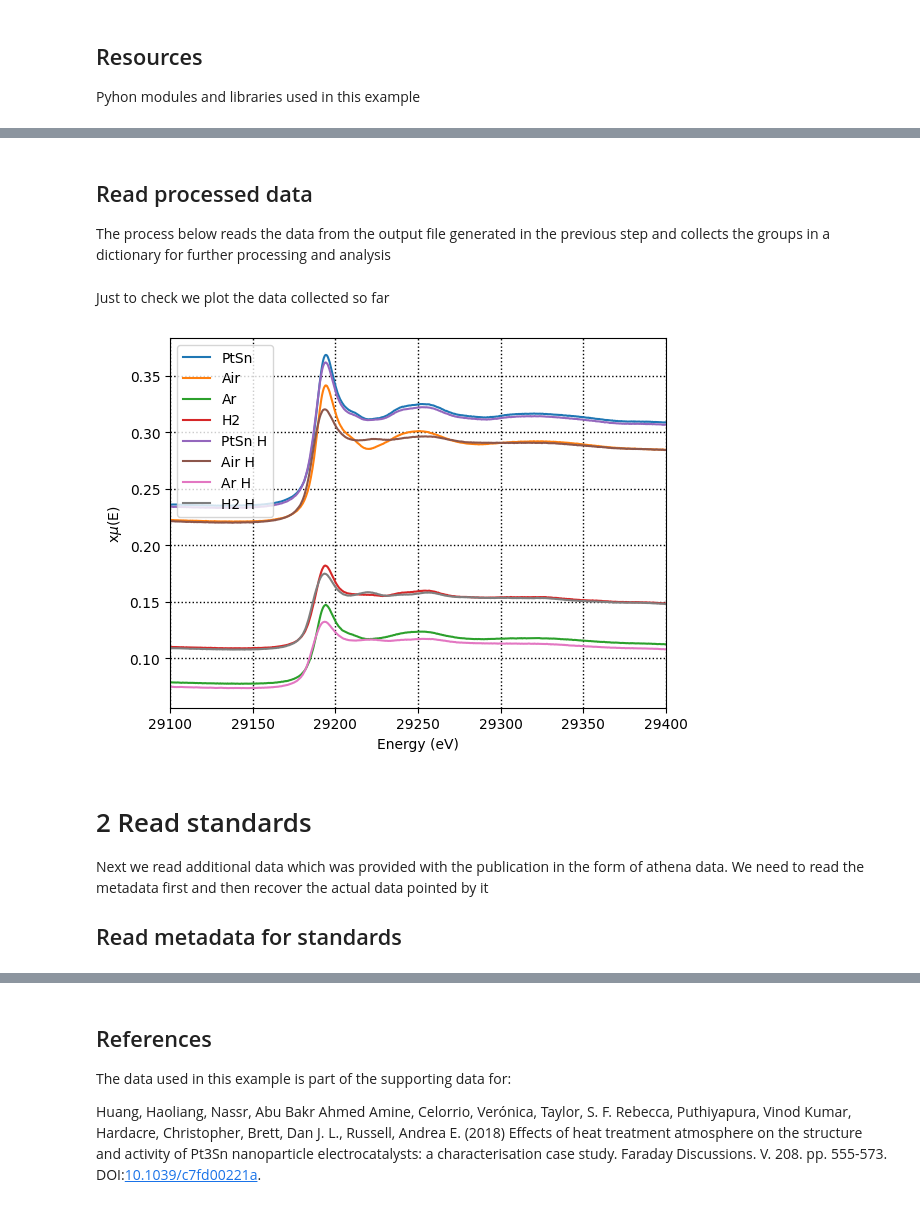
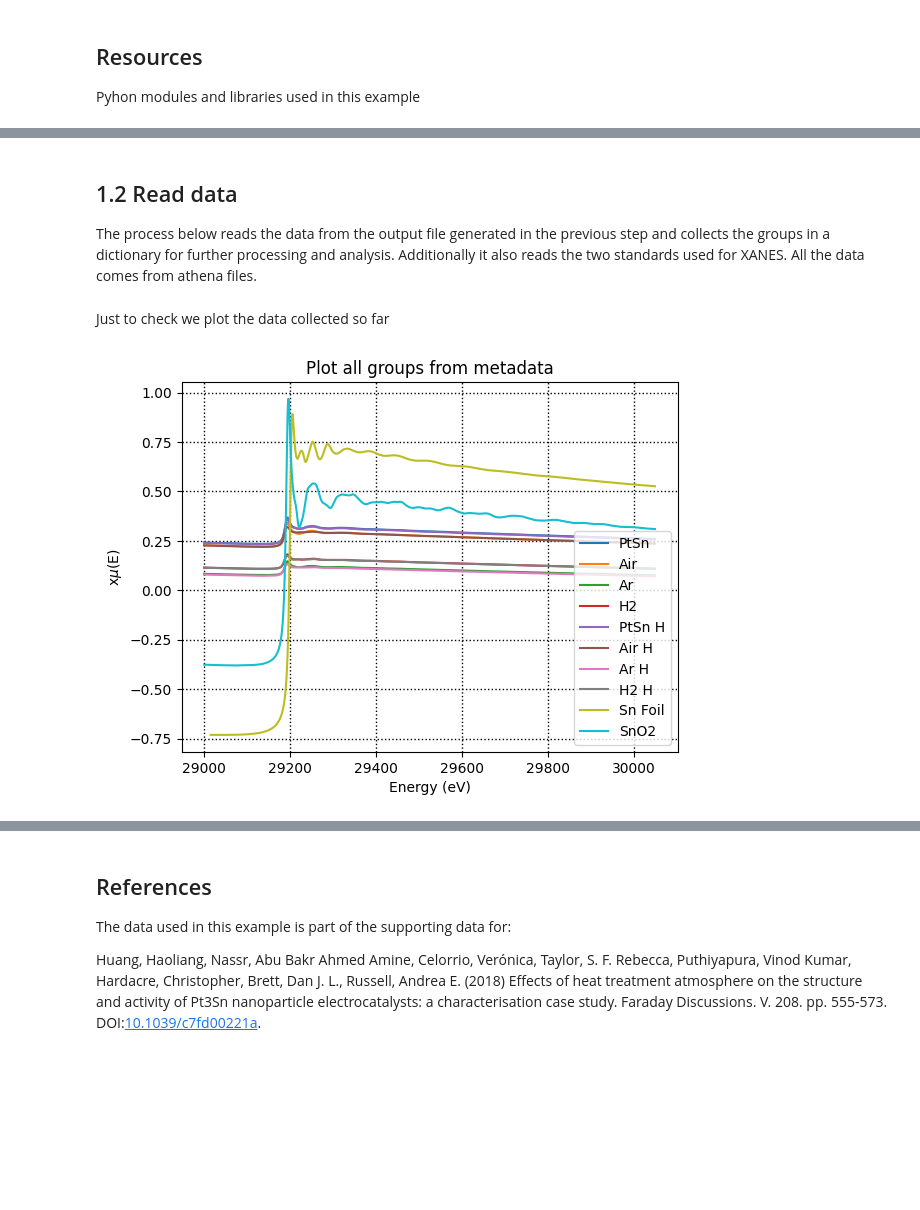
Before and after one commit to scman1/psdi_webinar, a Jupyter notebook: e02_XANES/XANES_Analysis.ipynb, the cells around one changed output, grey strips where cells are left out. Drawn from its saved outputs; the diff is of its cells as text; code cells hidden in the pictures; blank space fills up the shorter version.

```diff
--- a/e02_XANES/XANES_Analysis.ipynb
+++ b/e02_XANES/XANES_Analysis.ipynb
@@ -57,10 +57,18 @@ Variables used for mapping processed data to results in paper. In this case thes
 # %%
-json_file = "../outputs/PtSn_KEdge/PtSn_KEdge_processed.json"
+json_file = "./mappings_metadata.json"
 json_metadata = {}
 
 with open(json_file) as json_data:
     json_metadata = json.load(json_data)
 
 pprint.pprint(json_metadata)
+
+json_file = "operations_metadata.json"
+operations_data = {}
+print("*"*80)
+with open(json_file) as json_data:
+    operations_data = json.load(json_data)
+
+pprint.pprint(operations_data)
 # %% [output]
 {'data_file': 'Xray_data.zip',
@@ -83,37 +91,37 @@ pprint.pprint(json_metadata)
 # %% [markdown]
-## Read processed data
+## 1.2 Read data
 
-The process below reads the data from the output file generated in the previous step and collects the groups in a dictionary for further processing and analysis
+The process below reads the data from the output file generated in the previous step and collects the groups in a dictionary for further processing and analysis. Additionally it also reads the two standards used for XANES. All the data comes from athena files.
 # %%
 snkedge_data={}
 
 # read all samples, merge and then normalise
-project_path = Path(json_metadata["data_mapping"]["data_path"])
 
-for a_mapping in json_metadata["data_mapping"]["file_mappings"]:
-    # project file name
-    project_name = a_mapping['file_name']
-    # name assigned to the readings for processing and display
-    data_group =  a_mapping['group']
-    # the group names use underscores instead of spaces and periods
-    # in athena file
-    group_name =  a_mapping['group_name']
-    # read each group from the corresponding project file
-    athena_project = athenamgr.read_project(Path(project_path,project_name))
 
-    snkedge_data[data_group] = athenamgr.get_group(athena_project, group_name)
+for a_set in json_metadata["data_mapping"]:
+    project_path = Path(a_set["data_path"])
+    for a_mapping in a_set["file_mappings"]:
+
+
+        # project file name
+        project_name = a_mapping['file_name']
+        # name assigned to the readings for processing and display
+        data_group =  a_mapping['group']
+        # the group names use underscores instead of spaces and periods
+        # in athena file
+        group_name =  a_mapping['group_name']
+        # read each group from the corresponding project file
+        athena_project = athenamgr.read_project(Path(project_path,project_name))
+
+        snkedge_data[data_group] = athenamgr.get_group(athena_project, group_name)
+        snkedge_data[data_group].filename = data_group
 # %% [markdown]
 Just to check we plot the data collected so far
 # %%
 for a_group in snkedge_data:
    plt = athenamgr.plot_mu(snkedge_data[a_group])
 
-plt.title("")
-plt.xlim([29100, 29400])
+plt.title("Plot all groups from metadata")
 plt.show()
 # %% [output]
-[figure, old version]
+[figure, new version]
-# %% [markdown]
-# 2 Read standards
-Next we read additional data which was provided with the publication in the form of athena data. We need to read the metadata first and then recover the actual data pointed by it
-##  Read metadata for standards
```
Also changed, not shown: parts of 13 cells of this notebook, 3 other files.
